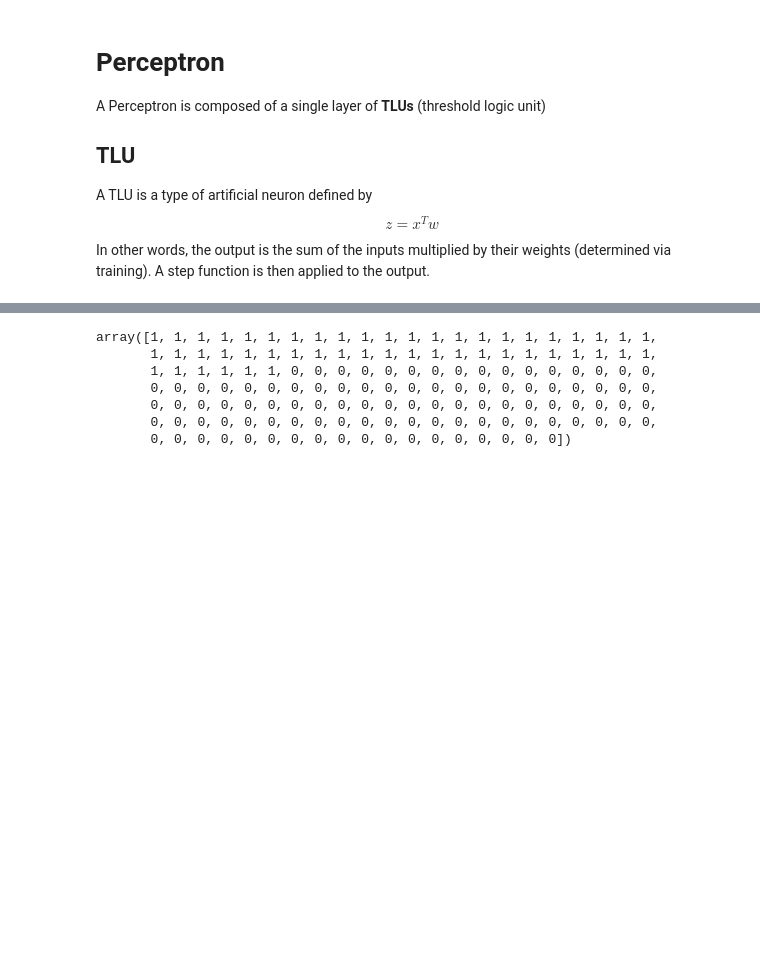
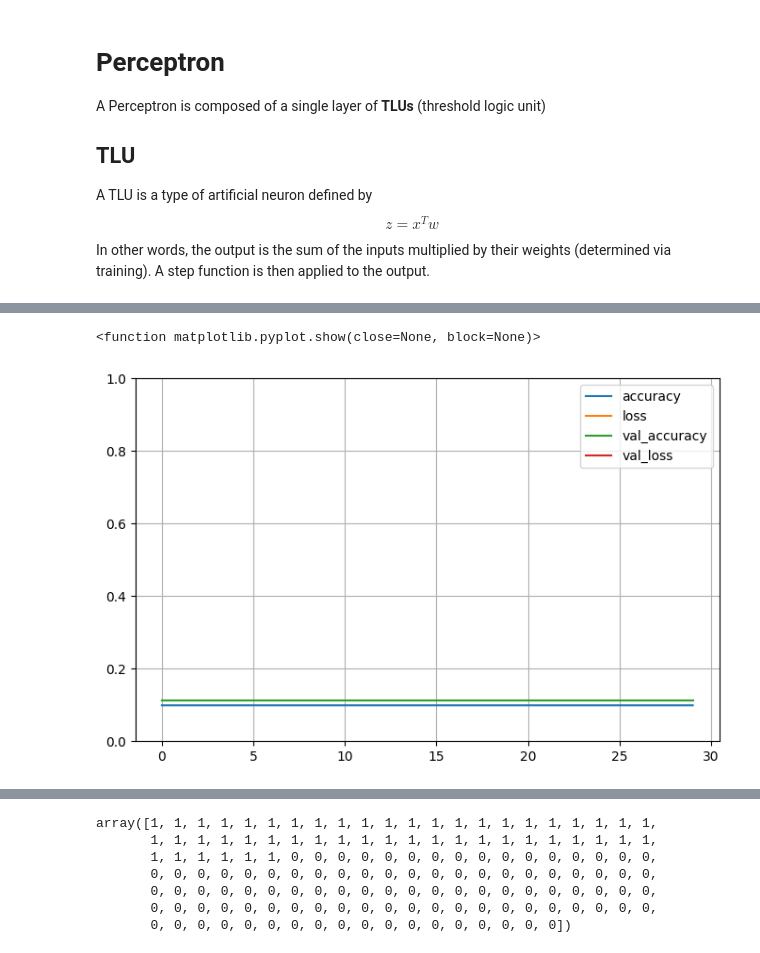
Before and after one commit to Jesusdiazrivero/handson-ml-with-python, a Jupyter notebook: chapter-10/perceptron.ipynb, the cells around one changed output, grey strips where cells are left out. Saved outputs shown, nothing was run; the diff lists cells and outputs as text; code cells hidden in the pictures; blank space fills up the shorter version.

```diff
--- a/chapter-10/perceptron.ipynb
+++ b/chapter-10/perceptron.ipynb
@@ -13,0 +175,10 @@ A step function is then applied to the output.
+# %%
+input_ = keras.layers.Input(shape=X_train.shape[1:])
+# input_ = keras.layers.Flatten(input_shape=[28, 28])
+hidden1 = keras.layers.Dense(100, activation="relu")(input_)
+hidden2 = keras.layers.Dense(30, activation="relu")(hidden1)
+concat = keras.layers.Concatenate()([input_, hidden2])
+output = keras.layers.Dense(1)(concat)
+model = keras.Model(inputs=[input_], outputs=[output])
+model.summary()
+print(X_train.shape[1:])
@@ -13,0 +206,3 @@ A step function is then applied to the output.
+# %%
+model.compile(loss="mean_squared_error", optimizer="sgd", metrics=["accuracy"])
+history = model.fit(X_train, y_train, epochs=30, validation_data=(X_validation, y_validation))
@@ -13,0 +232,8 @@ A step function is then applied to the output.
+# %%
+pd.DataFrame(history.history).plot(figsize=(8,5))
+plt.grid(True)
+plt.gca().set_ylim(0,1)
+plt.show
+# %% [output]
+<function matplotlib.pyplot.show(close=None, block=None)>
+[figure, added]
```
Also changed, not shown: parts of 32 cells of this notebook, 4 other files.
